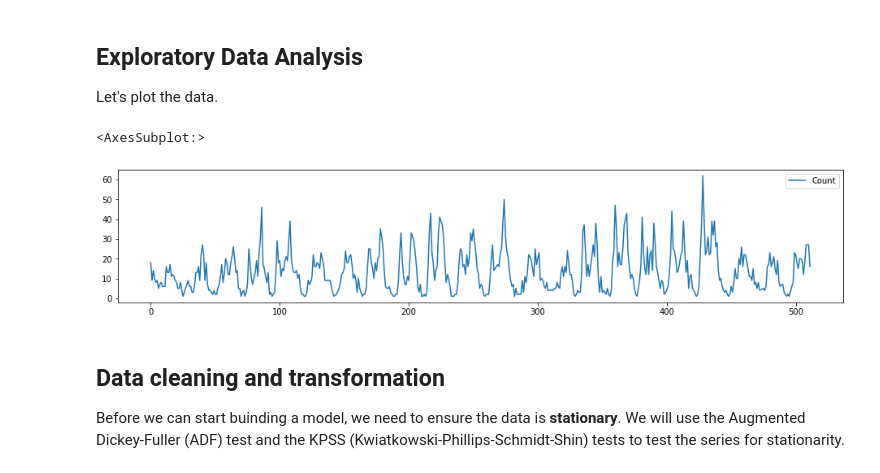
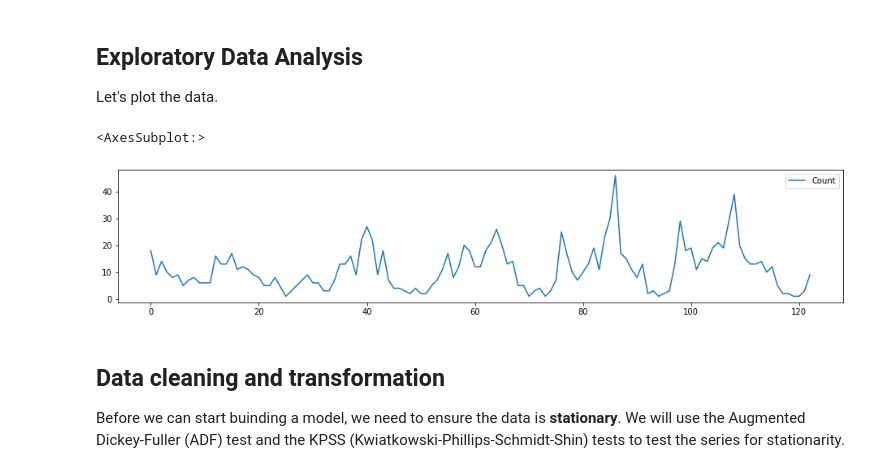
Before and after one commit to Amarilda/MscAston, a Jupyter notebook: Road Accidents/BNK432.ipynb, the cells around one changed output. Cells and saved outputs as stored; diff of their text form; code cells hidden in the pictures.

```diff
--- a/Road Accidents/BNK432.ipynb
+++ b/Road Accidents/BNK432.ipynb
@@ -150,10 +119,10 @@ print(f"{train_set.shape[0]} train and {test_set.shape[0]} test instances")
 
 Let's plot the data.
 # %%
-train_set[:500].plot(figsize=(16,3))
+train_set[:120].plot(figsize=(16,3))
 # %% [output]
 <AxesSubplot:>
-[figure, old version]
+[figure, new version]
 # %% [markdown]
 ## Data cleaning and transformation
 
```
Also changed, not shown: parts of 64 cells of this notebook.
